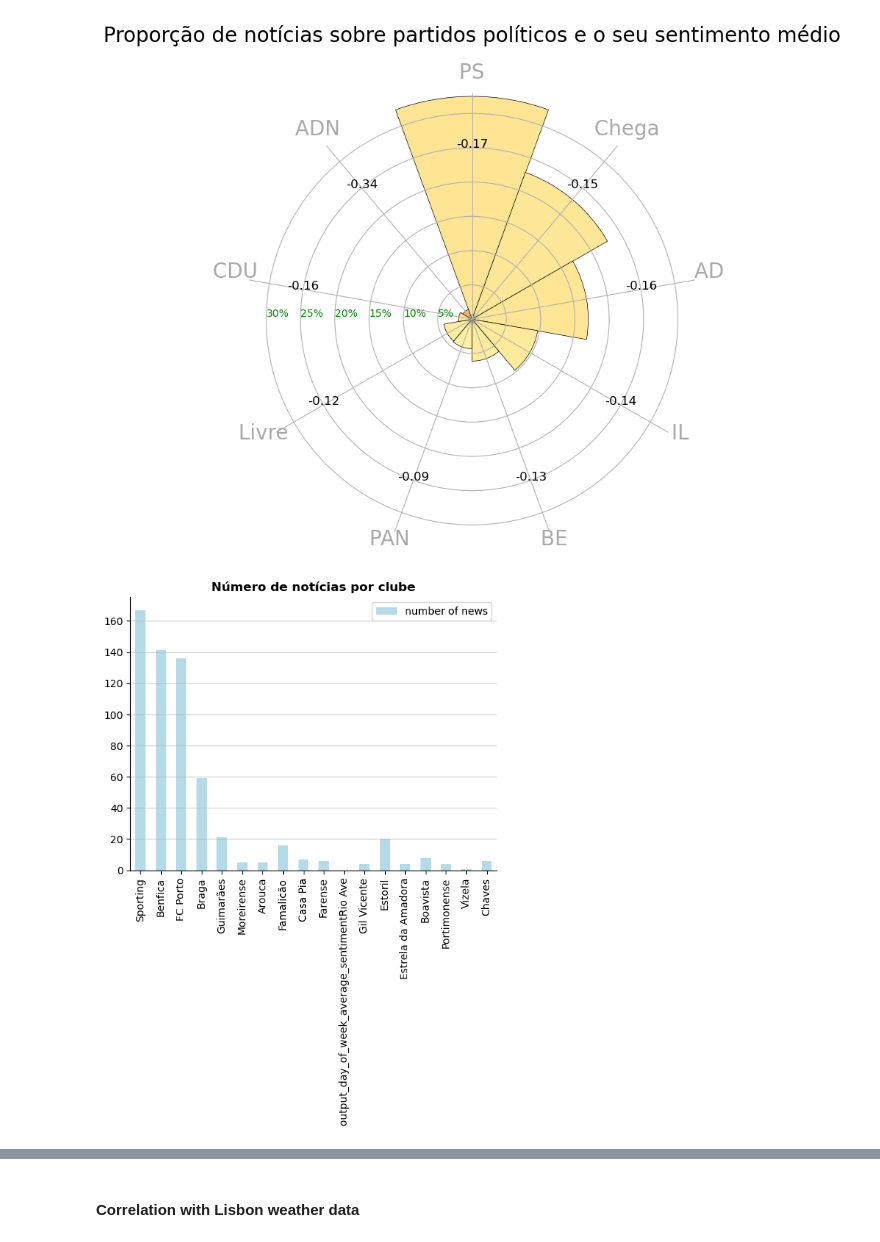
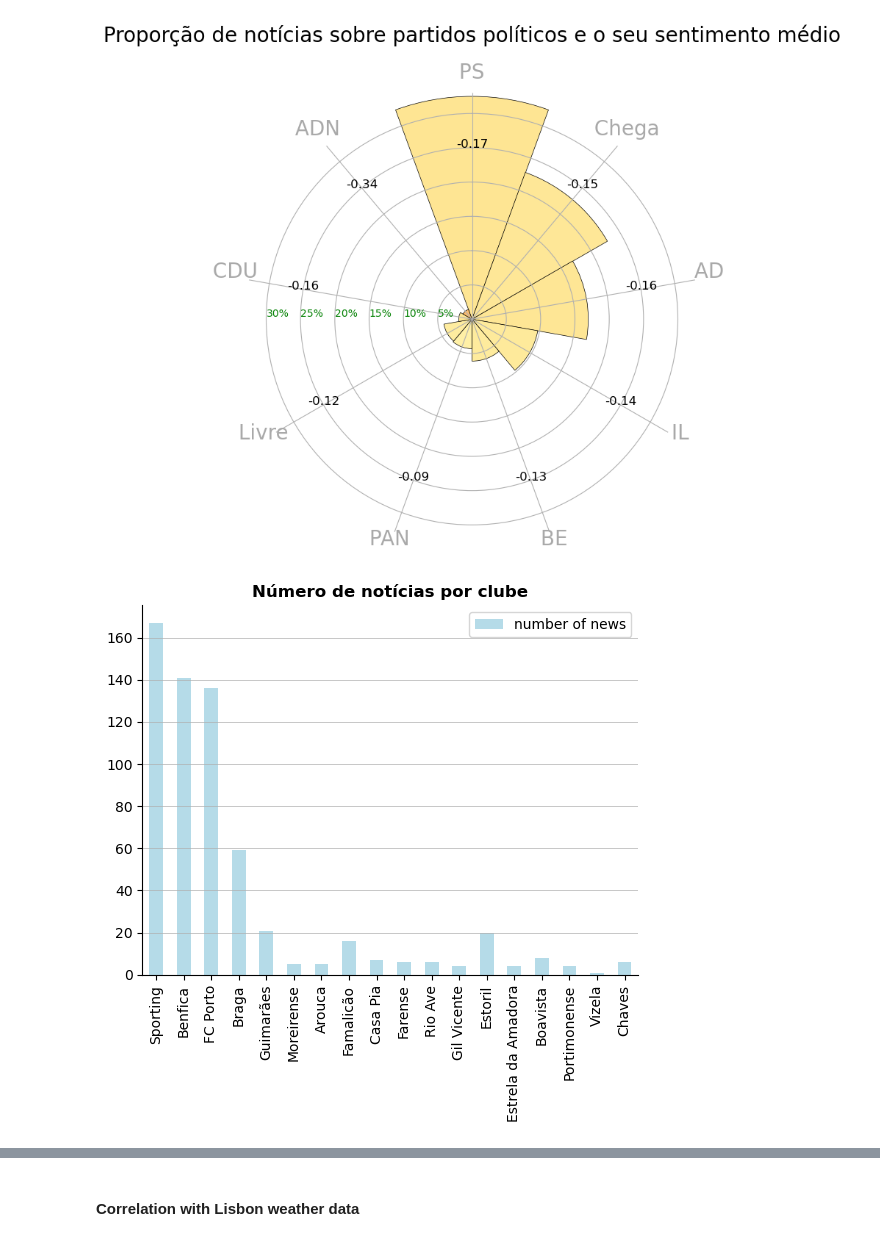
Before and after one commit to MMFreitas1/Analysis-of-Portuguese-news, a Jupyter notebook: Scripts/analysis_of_portuguese_news.ipynb, the cells around one changed output, grey strips where cells are left out. Cells and saved outputs as stored; diff of their text form; code cells hidden in the pictures.

```diff
--- a/Scripts/analysis_of_portuguese_news.ipynb
+++ b/Scripts/analysis_of_portuguese_news.ipynb
@@ -619,34 +619,34 @@ clubs = [
     "Arouca",
     "Famalicão",
     "Casa Pia",
-    "Farense","output_day_of_week_average_sentiment"
+    "Farense",
     "Rio Ave",
     "Gil Vicente",
     "Estoril",
     "Estrela da Amadora",
     "Boavista",
     "Portimonense",
     "Vizela",
     "Chaves"
     ]
 
 #Extracting the number of news per soccer club
 news_about = []
 for club in clubs:
     news_about.append(len(sports[sports['description'].str.contains(club)]))
 
 #Building the dataframe of analysis
 news_per_club = pd.DataFrame(data = news_about, index = clubs, columns = ["number of news"])
 
 #Ploting results
 ax = news_per_club.plot(kind = "bar", alpha = 0.9, color = "lightblue")
 ax.yaxis.grid(True, linewidth = 0.5)
 plt.gca().spines["top"].set_visible(False)
 plt.gca().spines["right"].set_visible(False)
 plt.title("Número de notícias por clube", weight="bold")
 
 #Save the figure and show
 plt.savefig(soccer_club_number_of_news, format="png", dpi=600, bbox_inches="tight")
 plt.show()
 # %% [output]
-[figure, old version]
+[figure, new version]
```
Also changed, not shown: parts of 11 cells of this notebook, 25 other files.
